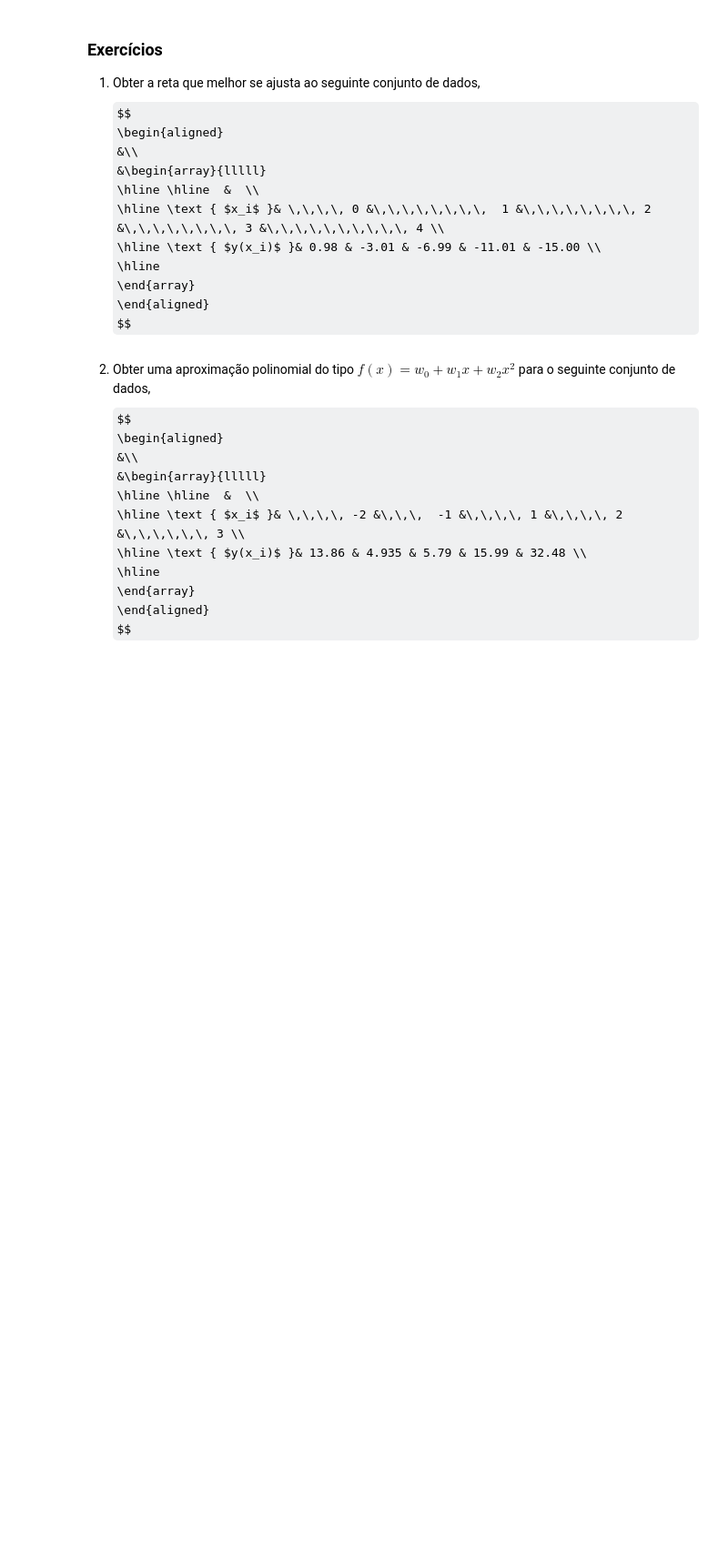
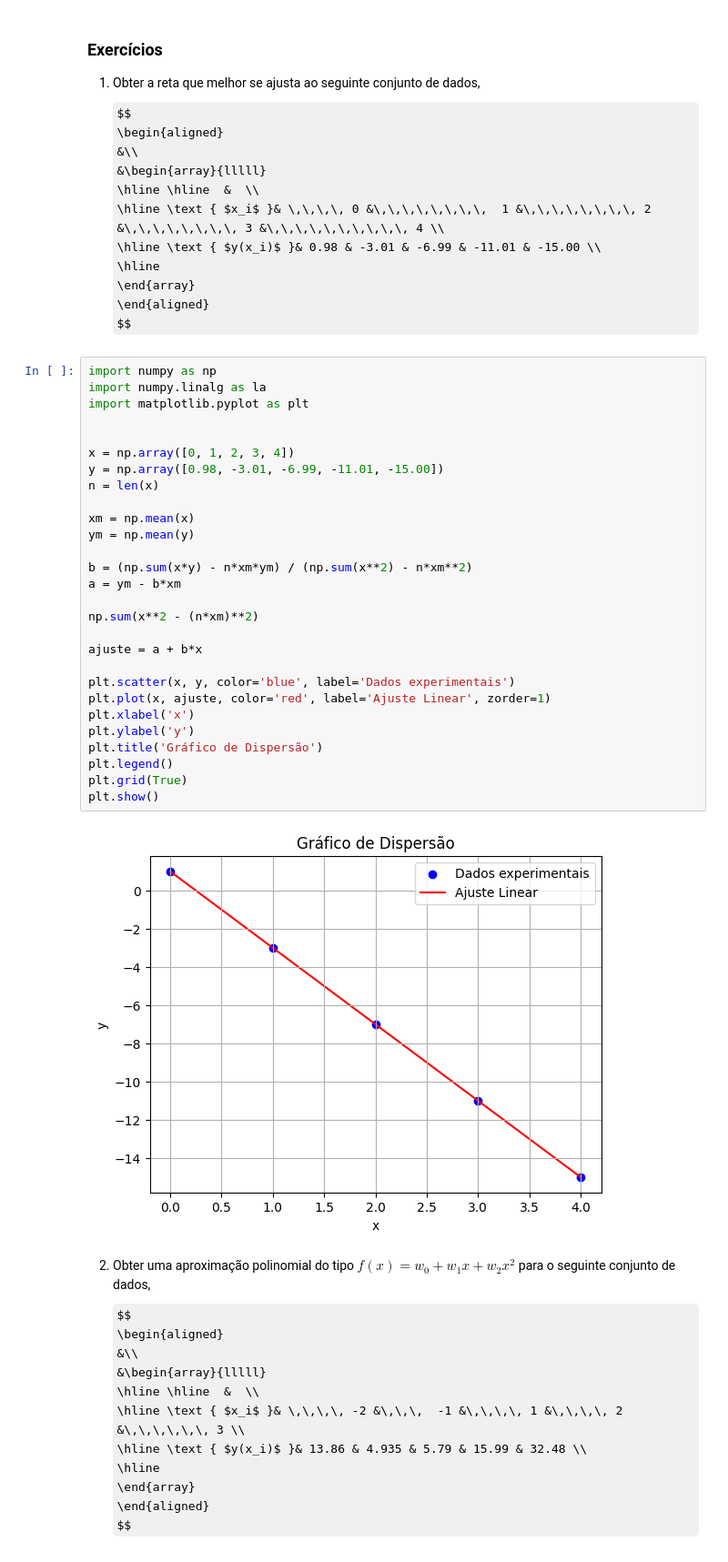
Before and after one commit to PedroNeto05/lab-CN, a Jupyter notebook: Lab_03.ipynb, the cells around one changed output. Shown: that part at 91% size. Drawn from its saved outputs; the diff is of its cells as text; some formulas as TeX source; blank space fills up the shorter version.

```diff
--- a/Lab_03.ipynb
+++ b/Lab_03.ipynb
@@ -212,6 +212,36 @@ $$
 \end{array}
 \end{aligned}
 $$
+# %%
+import numpy as np
+import numpy.linalg as la
+import matplotlib.pyplot as plt
+
+
+x = np.array([0, 1, 2, 3, 4])
+y = np.array([0.98, -3.01, -6.99, -11.01, -15.00])
+n = len(x)
+
+xm = np.mean(x)
+ym = np.mean(y)
+
+b = (np.sum(x*y) - n*xm*ym) / (np.sum(x**2) - n*xm**2)
+a = ym - b*xm
+
+np.sum(x**2 - (n*xm)**2)
+
+ajuste = a + b*x
+
+plt.scatter(x, y, color='blue', label='Dados experimentais')
+plt.plot(x, ajuste, color='red', label='Ajuste Linear', zorder=1)
+plt.xlabel('x')
+plt.ylabel('y')
+plt.title('Gráfico de Dispersão')
+plt.legend()
+plt.grid(True)
+plt.show()
+# %% [output]
+[figure, added]
 # %% [markdown]
 2. Obter uma aproximação polinomial do tipo $f(x) = w_0 + w_1x + w_2x^2$ para o seguinte conjunto de dados,
 $$
```
Also changed, not shown: parts of 1 cell of this notebook.
